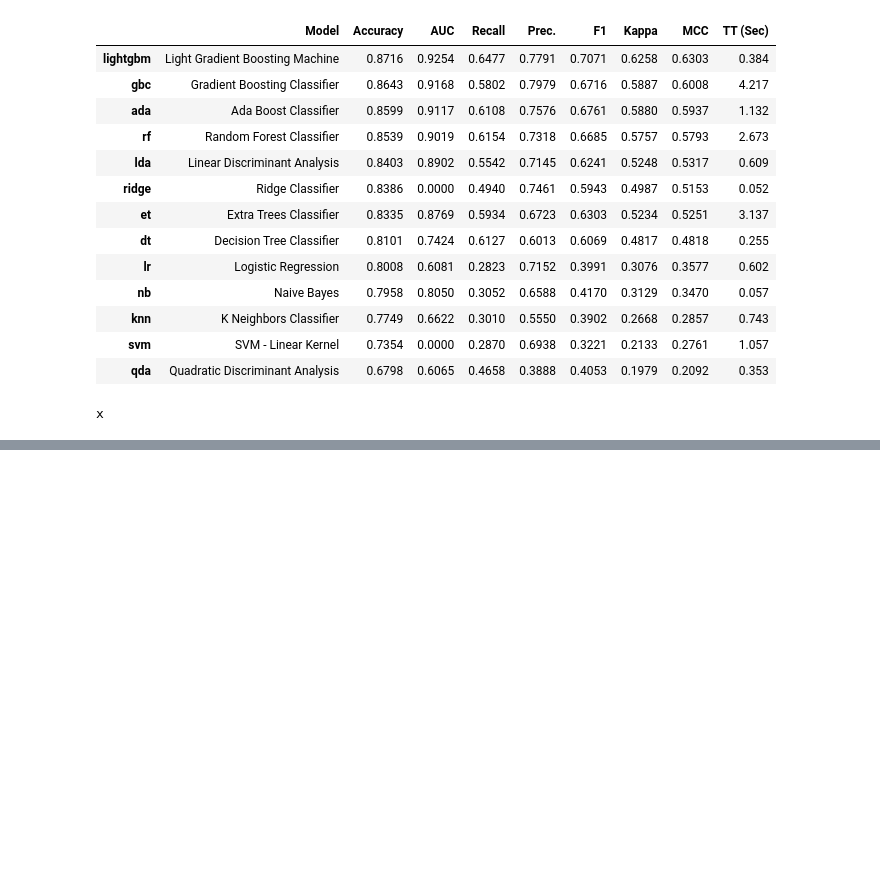
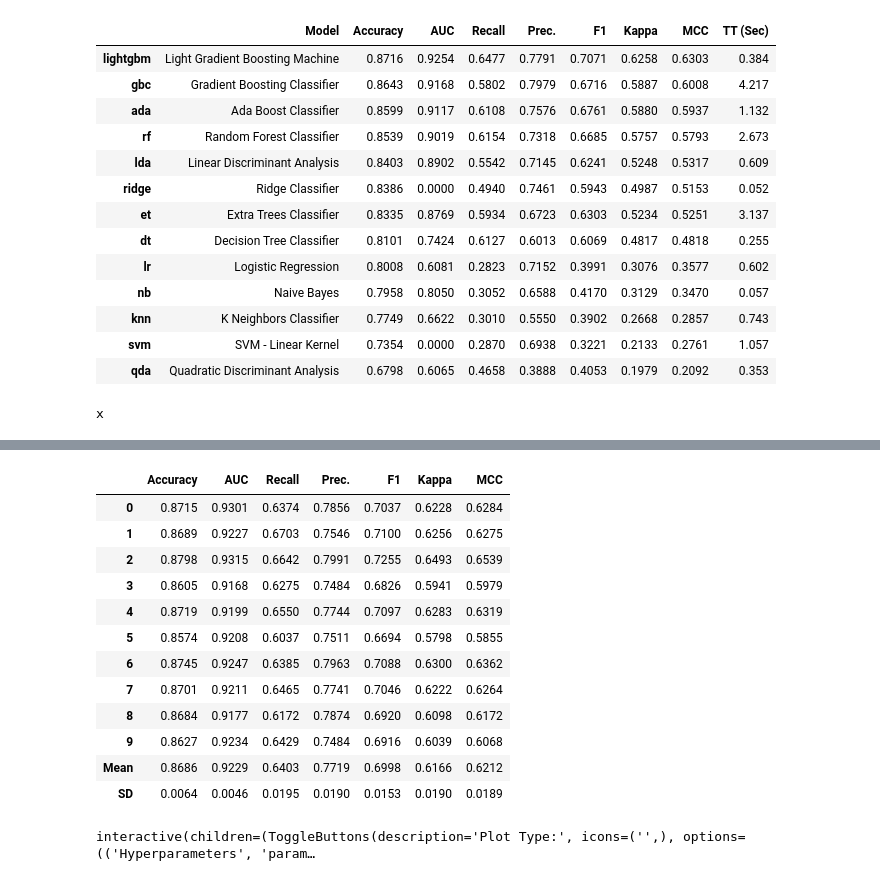
Before and after one commit to tmtong/ai-library-exploration, a Jupyter notebook: pycaret_tabular.ipynb, the cells around one changed output, grey strips where cells are left out. Cells and saved outputs as stored; diff of their text form; code cells hidden in the pictures; blank space fills up the shorter version.

```diff
--- a/pycaret_tabular.ipynb
+++ b/pycaret_tabular.ipynb
@@ -57,0 +74,20 @@ x
+# %%
+tuned_lightgbm = tune_model(lightgbm)
+# %% [output]
+|  | Accuracy | AUC | Recall | Prec. | F1 | Kappa | MCC |
+| 0 | 0.8715 | 0.9301 | 0.6374 | 0.7856 | 0.7037 | 0.6228 | 0.6284 |
+| 1 | 0.8689 | 0.9227 | 0.6703 | 0.7546 | 0.7100 | 0.6256 | 0.6275 |
+| 2 | 0.8798 | 0.9315 | 0.6642 | 0.7991 | 0.7255 | 0.6493 | 0.6539 |
+| 3 | 0.8605 | 0.9168 | 0.6275 | 0.7484 | 0.6826 | 0.5941 | 0.5979 |
+| 4 | 0.8719 | 0.9199 | 0.6550 | 0.7744 | 0.7097 | 0.6283 | 0.6319 |
+| 5 | 0.8574 | 0.9208 | 0.6037 | 0.7511 | 0.6694 | 0.5798 | 0.5855 |
+| 6 | 0.8745 | 0.9247 | 0.6385 | 0.7963 | 0.7088 | 0.6300 | 0.6362 |
+| 7 | 0.8701 | 0.9211 | 0.6465 | 0.7741 | 0.7046 | 0.6222 | 0.6264 |
+| 8 | 0.8684 | 0.9177 | 0.6172 | 0.7874 | 0.6920 | 0.6098 | 0.6172 |
+| 9 | 0.8627 | 0.9234 | 0.6429 | 0.7484 | 0.6916 | 0.6039 | 0.6068 |
+| Mean | 0.8686 | 0.9229 | 0.6403 | 0.7719 | 0.6998 | 0.6166 | 0.6212 |
+| SD | 0.0064 | 0.0046 | 0.0195 | 0.0190 | 0.0153 | 0.0190 | 0.0189 |
+# %%
+evaluate_model(tuned_lightgbm)
+# %% [output]
+interactive(children=(ToggleButtons(description='Plot Type:', icons=('',), options=(('Hyperparameters', 'param…
```
Also changed, not shown: parts of 2 cells of this notebook.
